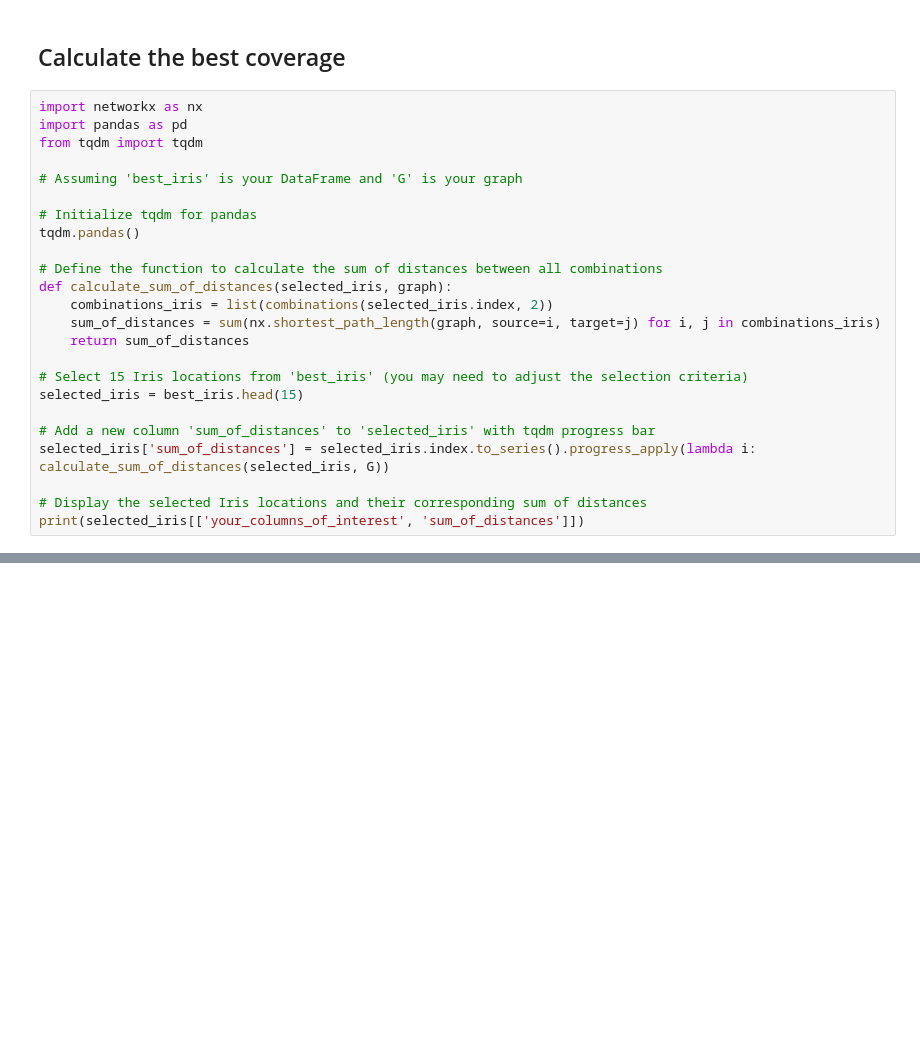
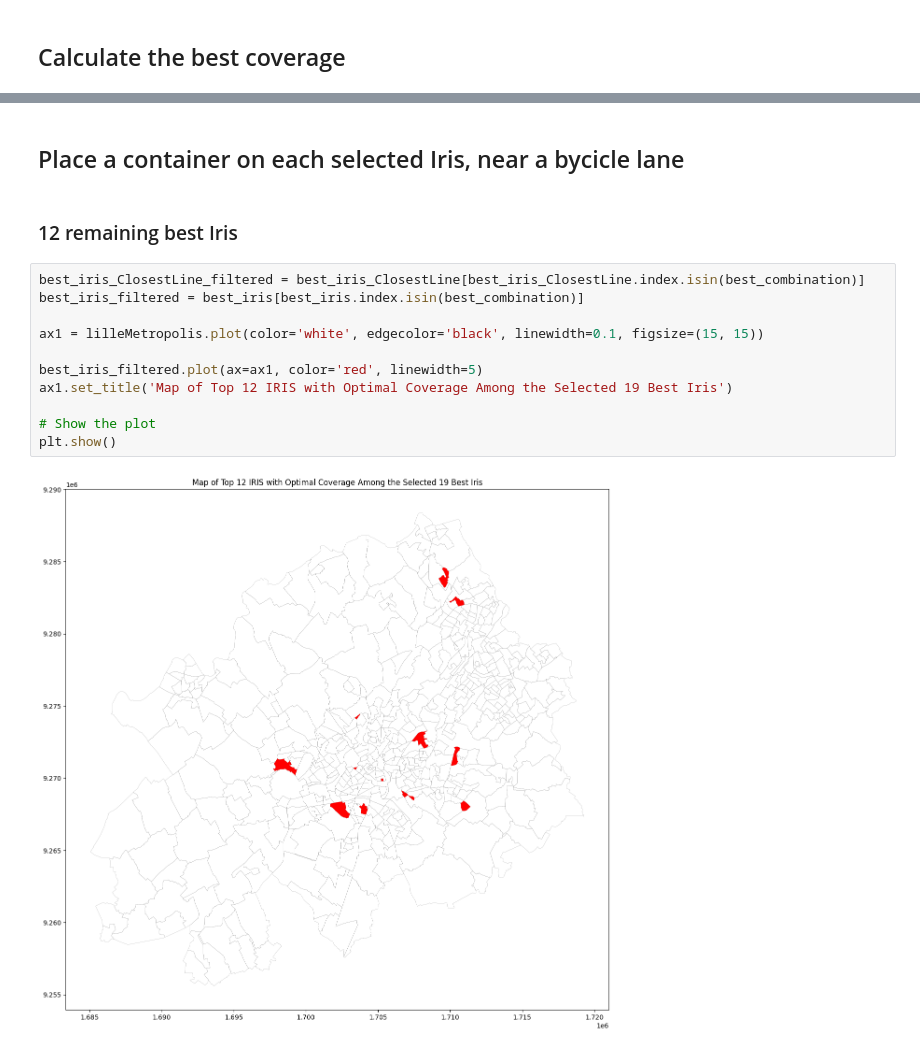
Before and after one commit to nvengeon/DataAnalysis, a Jupyter notebook: Data_aanalysis_Vengeon_李想_徐振毅.ipynb, the cells around one changed output, grey strips where cells are left out. Saved outputs shown, nothing was run; the diff lists cells and outputs as text; blank space fills up the shorter version.

```diff
--- a/Data_aanalysis_Vengeon_李想_徐振毅.ipynb
+++ b/Data_aanalysis_Vengeon_李想_徐振毅.ipynb
@@ -324,26 +327,2 @@ plt.show()
 # %% [markdown]
 ## Calculate the best coverage
-# %%
-import networkx as nx
-import pandas as pd
-from tqdm import tqdm
-
-# Assuming 'best_iris' is your DataFrame and 'G' is your graph
-
-# Initialize tqdm for pandas
-tqdm.pandas()
-
-# Define the function to calculate the sum of distances between all combinations
-def calculate_sum_of_distances(selected_iris, graph):
-    combinations_iris = list(combinations(selected_iris.index, 2))
-    sum_of_distances = sum(nx.shortest_path_length(graph, source=i, target=j) for i, j in combinations_iris)
-    return sum_of_distances
-
-# Select 15 Iris locations from 'best_iris' (you may need to adjust the selection criteria)
-selected_iris = best_iris.head(15)
-
-# Add a new column 'sum_of_distances' to 'selected_iris' with tqdm progress bar
-selected_iris['sum_of_distances'] = selected_iris.index.to_series().progress_apply(lambda i: calculate_sum_of_distances(selected_iris, G))
-
-# Display the selected Iris locations and their corresponding sum of distances
-print(selected_iris[['your_columns_of_interest', 'sum_of_distances']])
@@ -349,0 +368,17 @@ print(selected_iris[['your_columns_of_interest', 'sum_of_distances']])
+# %% [markdown]
+ ## Place a container on each selected Iris, near a bycicle lane
+# %% [markdown]
+### 12 remaining best Iris
+# %%
+best_iris_ClosestLine_filtered = best_iris_ClosestLine[best_iris_ClosestLine.index.isin(best_combination)]
+best_iris_filtered = best_iris[best_iris.index.isin(best_combination)]
+
+ax1 = lilleMetropolis.plot(color='white', edgecolor='black', linewidth=0.1, figsize=(15, 15))
+
+best_iris_filtered.plot(ax=ax1, color='red', linewidth=5)
+ax1.set_title('Map of Top 12 IRIS with Optimal Coverage Among the Selected 19 Best Iris')
+
+# Show the plot
+plt.show()
+# %% [output]
+[figure, added]
```
Also changed, not shown: parts of 13 cells of this notebook.
